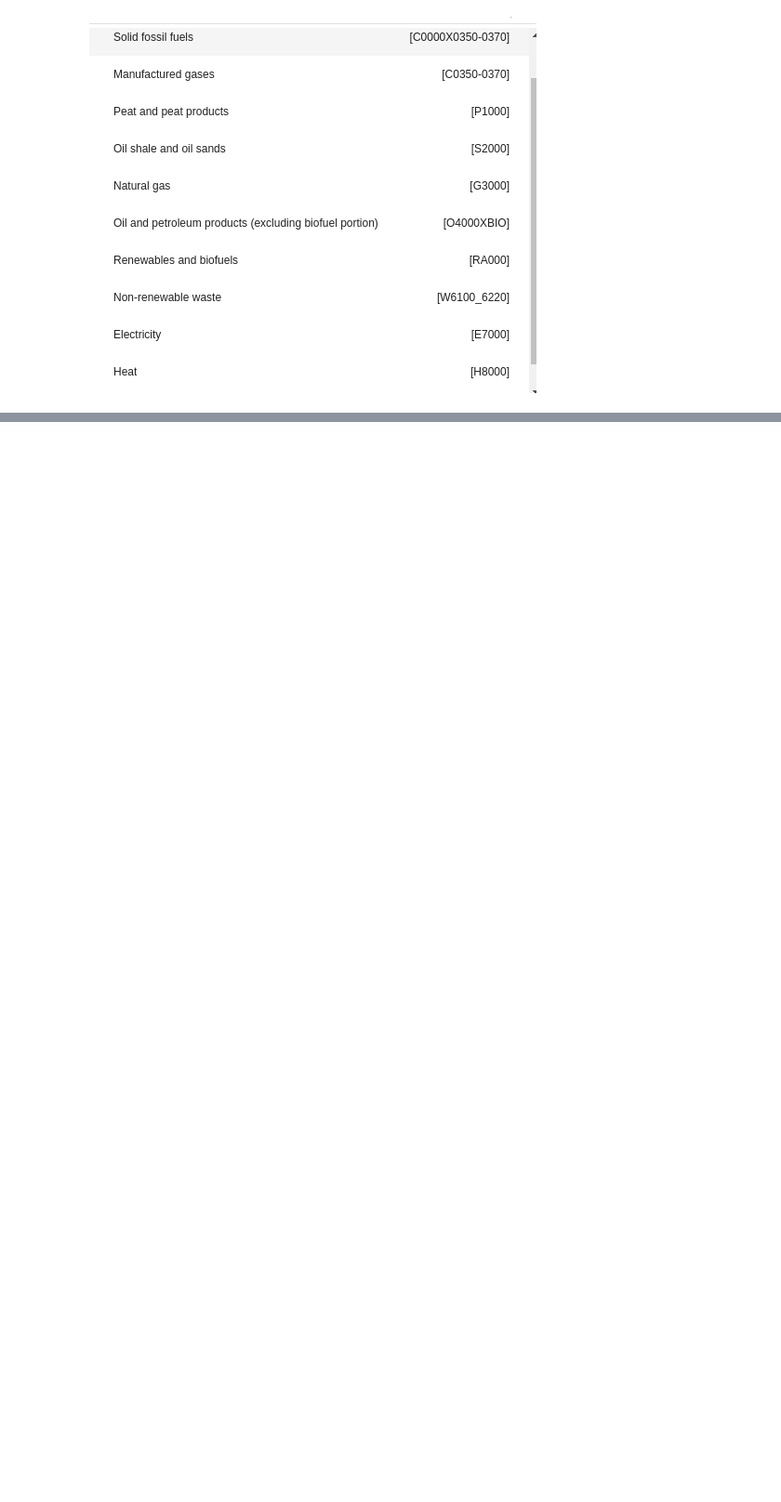
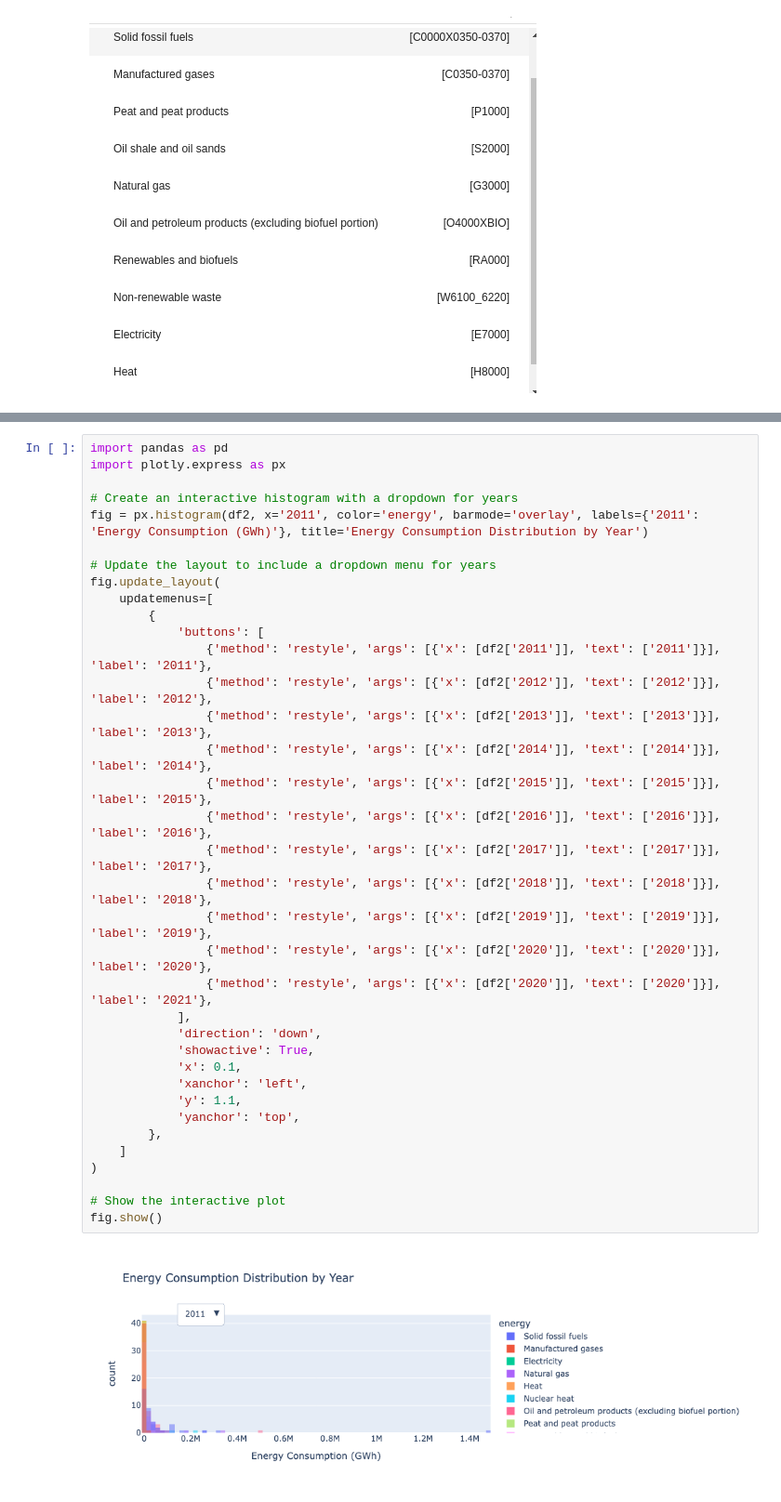
Before and after one commit to CaspervanWetten/DataDetectives, a Jupyter notebook: notebook/EUROSTAT.ipynb, the cells around one changed output, grey strips where cells are left out. Shown: that part at 93% size. Saved outputs shown, nothing was run; the diff lists cells and outputs as text; blank space fills up the shorter version.

```diff
--- a/notebook/EUROSTAT.ipynb
+++ b/notebook/EUROSTAT.ipynb
@@ -186,0 +286,38 @@ from sqlalchemy import create_engine, text, inspect, Table
+# %%
+import pandas as pd
+import plotly.express as px
+
+# Create an interactive histogram with a dropdown for years
+fig = px.histogram(df2, x='2011', color='energy', barmode='overlay', labels={'2011': 'Energy Consumption (GWh)'}, title='Energy Consumption Distribution by Year')
+
+# Update the layout to include a dropdown menu for years
+fig.update_layout(
+    updatemenus=[
+        {
+            'buttons': [
+                {'method': 'restyle', 'args': [{'x': [df2['2011']], 'text': ['2011']}], 'label': '2011'},
+                {'method': 'restyle', 'args': [{'x': [df2['2012']], 'text': ['2012']}], 'label': '2012'},
+                {'method': 'restyle', 'args': [{'x': [df2['2013']], 'text': ['2013']}], 'label': '2013'},
+                {'method': 'restyle', 'args': [{'x': [df2['2014']], 'text': ['2014']}], 'label': '2014'},
+                {'method': 'restyle', 'args': [{'x': [df2['2015']], 'text': ['2015']}], 'label': '2015'},
+                {'method': 'restyle', 'args': [{'x': [df2['2016']], 'text': ['2016']}], 'label': '2016'},
+                {'method': 'restyle', 'args': [{'x': [df2['2017']], 'text': ['2017']}], 'label': '2017'},
+                {'method': 'restyle', 'args': [{'x': [df2['2018']], 'text': ['2018']}], 'label': '2018'},
+                {'method': 'restyle', 'args': [{'x': [df2['2019']], 'text': ['2019']}], 'label': '2019'},
+                {'method': 'restyle', 'args': [{'x': [df2['2020']], 'text': ['2020']}], 'label': '2020'},
+                {'method': 'restyle', 'args': [{'x': [df2['2020']], 'text': ['2020']}], 'label': '2021'},
+            ],
+            'direction': 'down',
+            'showactive': True,
+            'x': 0.1,
+            'xanchor': 'left',
+            'y': 1.1,
+            'yanchor': 'top',
+        },
+    ]
+)
+
+# Show the interactive plot
+fig.show()
+# %% [output]
+[figure, added]
```
Also changed, not shown: parts of 5 cells of this notebook.
